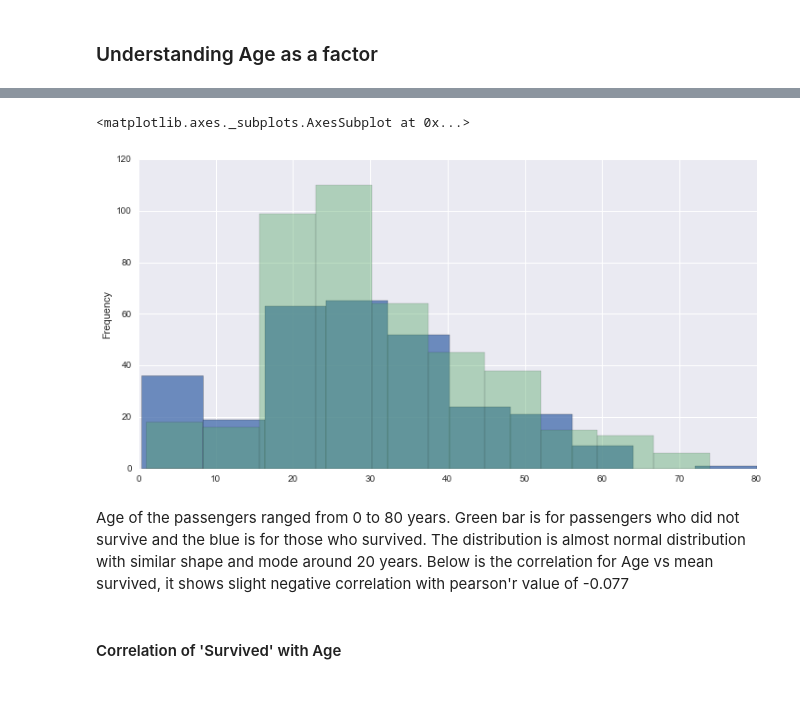
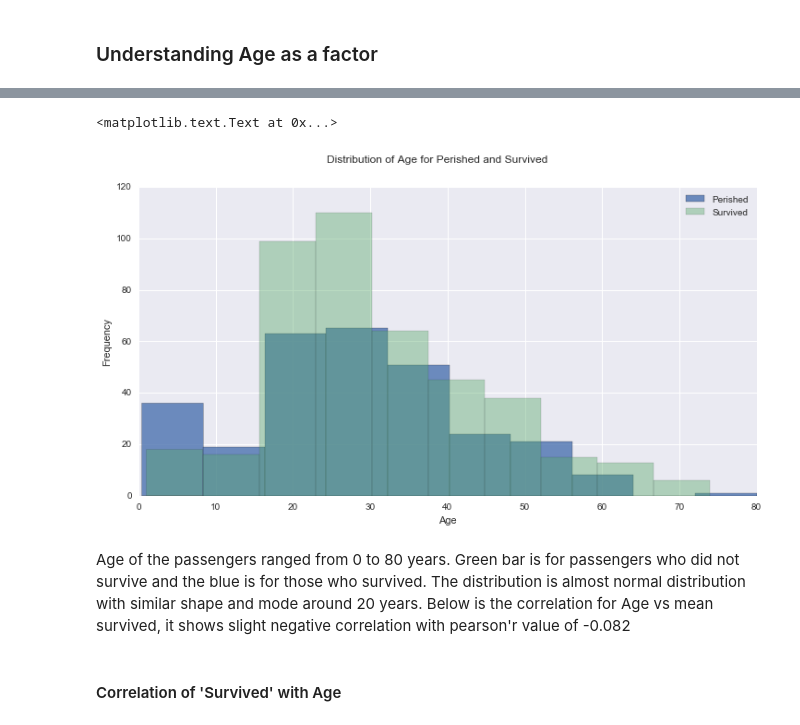
Before and after one commit to nonusingh/udacity_nanodegree, a Jupyter notebook: Titanic.ipynb, the cells around one changed output, grey strips where cells are left out. Drawn from its saved outputs; the diff is of its cells as text; code cells hidden in the pictures; blank space fills up the shorter version.

```diff
--- a/Titanic.ipynb
+++ b/Titanic.ipynb
@@ -27,2 +122,6 @@ data.head()
+# %%
+data.loc[data['Pclass'] == 1, 'Pclass'] = 'Upper'
+data.loc[data['Pclass'] == 2, 'Pclass'] = 'Middle'
+data.loc[data['Pclass'] == 3, 'Pclass'] = 'Lower'
 # %% [markdown]
 ## Data Exploration
@@ -99,0 +298,5 @@ data.groupby('Sex').describe()
+# %%
+sns.countplot(x="Sex", data=data, hue='Survived', palette="Greens_d");
+plt.suptitle("Valuecounts of Female vs Male survivors", size=12)
+label = ["Perished", "Survived"]
+plt.legend(label, loc='upper center')
@@ -189,5 +319,0 @@ Mean Survival rate for Sibling/spouse or parent/children doesn't show correlatio
-# %%
-data.loc[data['SibSp'] == 0, 'SibSp_y_n'] = False
-data.loc[data['SibSp'] >0, 'SibSp_y_n'] = True
-data.loc[data['Parch'] == 0, 'Parch_y_n'] = False
-data.loc[data['Parch'] >0, 'Parch_y_n'] = True
@@ -240,2 +319,0 @@ Looking at the means, having a parent or child(0.511737) would increase probabil
-# %%
-data['SibSp_Parch'] = np.logical_or(data['SibSp_y_n'], data['Parch_y_n'])
@@ -291,13 +340,16 @@ Age
 # %%
 surv_age = data[data['Survived'] == 1]
-surv_age['Age'].plot(kind='hist', figsize=[12,6], alpha=.8)
+g = surv_age['Age'].plot(kind='hist', figsize=[12,6], alpha=.8)
 notsurv_age = data[data['Survived'] == 0]
 notsurv_age['Age'].plot(kind='hist', figsize=[12,6], alpha=.4)
+plt.legend(label)
+g.set(xlabel='Age')
+plt.suptitle("Distribution of Age for Perished and Survived", size=12)
 # %% [output]
-<matplotlib.axes._subplots.AxesSubplot at 0x...>
+<matplotlib.text.Text at 0x...>
-[figure, old version]
+[figure, new version]
 # %% [markdown]
-Age of the passengers ranged from 0 to 80 years. Green bar is for passengers who did not survive and the blue is for those who survived. The distribution is almost normal distribution with similar shape and mode around 20 years. Below is the correlation for Age vs mean survived, it shows slight negative correlation with pearson'r value of -0.077
+Age of the passengers ranged from 0 to 80 years. Green bar is for passengers who did not survive and the blue is for those who survived. The distribution is almost normal distribution with similar shape and mode around 20 years. Below is the correlation for Age vs mean survived, it shows slight negative correlation with pearson'r value of -0.082
 # %% [markdown]
 #### Correlation of 'Survived' with Age
 # %%
```
Also changed, not shown: parts of 81 cells of this notebook.
